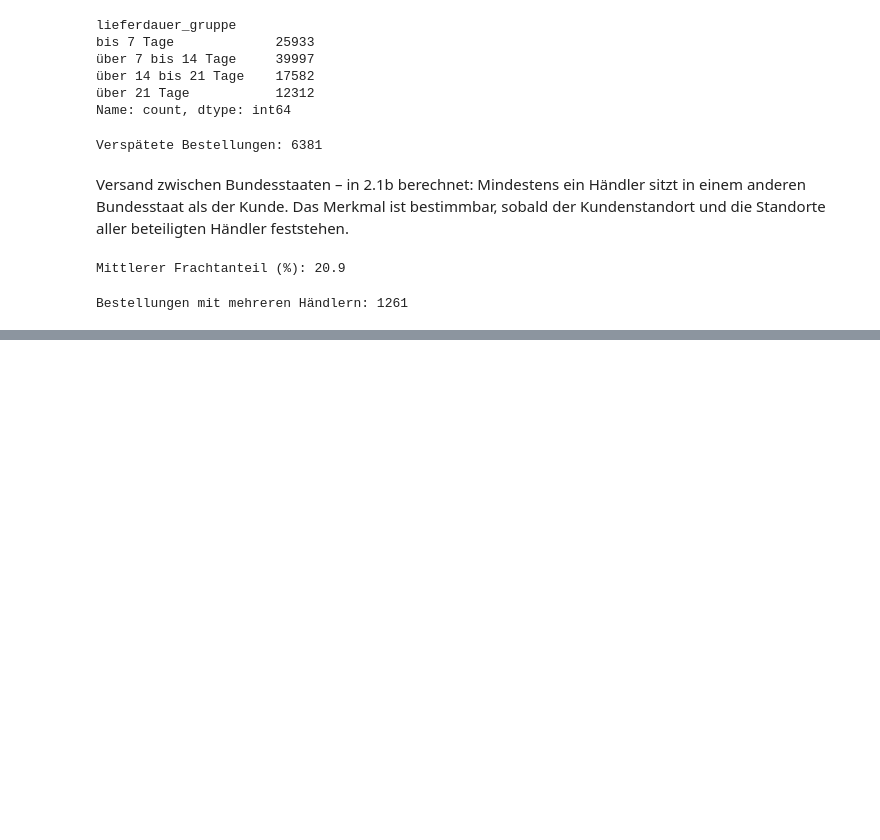
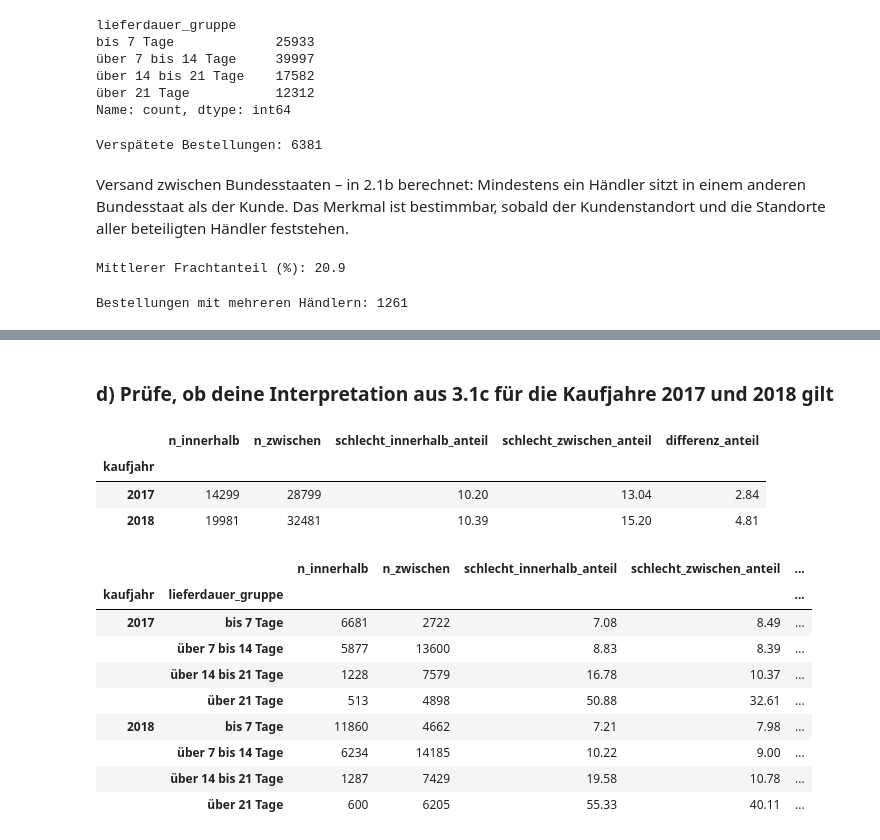
Before and after one commit to hagen-o/DABI1-Projekt, a Jupyter notebook: Main.ipynb, the cells around one changed output, grey strips where cells are left out. Saved outputs shown, nothing was run; the diff lists cells and outputs as text; code cells hidden in the pictures; blank space fills up the shorter version.

```diff
--- a/Main.ipynb
+++ b/Main.ipynb
@@ -532,0 +625,39 @@ Bestellungen mit mehreren Händlern: 1261
+# %% [markdown]
+### d) Prüfe, ob deine Interpretation aus 3.1c für die Kaufjahre 2017 und 2018 gilt
+# %%
+daten = analyse_bestellungen.assign(
+    kaufjahr=pd.to_datetime(analyse_bestellungen["order_purchase_timestamp"]).dt.year
+)
+daten = daten[daten["kaufjahr"].isin([2017, 2018])]
+
+def versandvergleich(gruppen):
+    tabelle = (
+        daten.groupby(gruppen + ["versand_zwischen_bundesstaaten"], observed=True)
+        ["schlechte_bewertung"].agg(["size", "mean"]).unstack()
+    )
+    anteile = 100 * tabelle["mean"]
+    return pd.DataFrame({
+        "n_innerhalb": tabelle["size"][False],
+        "n_zwischen": tabelle["size"][True],
+        "schlecht_innerhalb_anteil": anteile[False],
+        "schlecht_zwischen_anteil": anteile[True],
+        "differenz_anteil": anteile[True] - anteile[False]
+    }).round(2)
+
+display(versandvergleich(["kaufjahr"]))
+display(versandvergleich(["kaufjahr", "lieferdauer_gruppe"]))
+# %% [output]
+|  | n_innerhalb | n_zwischen | schlecht_innerhalb_anteil | schlecht_zwischen_anteil | differenz_anteil |
+| kaufjahr |  |  |  |  |  |
+| 2017 | 14299 | 28799 | 10.20 | 13.04 | 2.84 |
+| 2018 | 19981 | 32481 | 10.39 | 15.20 | 4.81 |
+|  |  | n_innerhalb | n_zwischen | schlecht_innerhalb_anteil | schlecht_zwischen_anteil | ... |
+| kaufjahr | lieferdauer_gruppe |  |  |  |  | ... |
+| 2017 | bis 7 Tage | 6681 | 2722 | 7.08 | 8.49 | ... |
+|  | über 7 bis 14 Tage | 5877 | 13600 | 8.83 | 8.39 | ... |
+|  | über 14 bis 21 Tage | 1228 | 7579 | 16.78 | 10.37 | ... |
+|  | über 21 Tage | 513 | 4898 | 50.88 | 32.61 | ... |
+| 2018 | bis 7 Tage | 11860 | 4662 | 7.21 | 7.98 | ... |
+|  | über 7 bis 14 Tage | 6234 | 14185 | 10.22 | 9.00 | ... |
+|  | über 14 bis 21 Tage | 1287 | 7429 | 19.58 | 10.78 | ... |
+|  | über 21 Tage | 600 | 6205 | 55.33 | 40.11 | ... |
```
Also changed, not shown: parts of 9 cells of this notebook.
